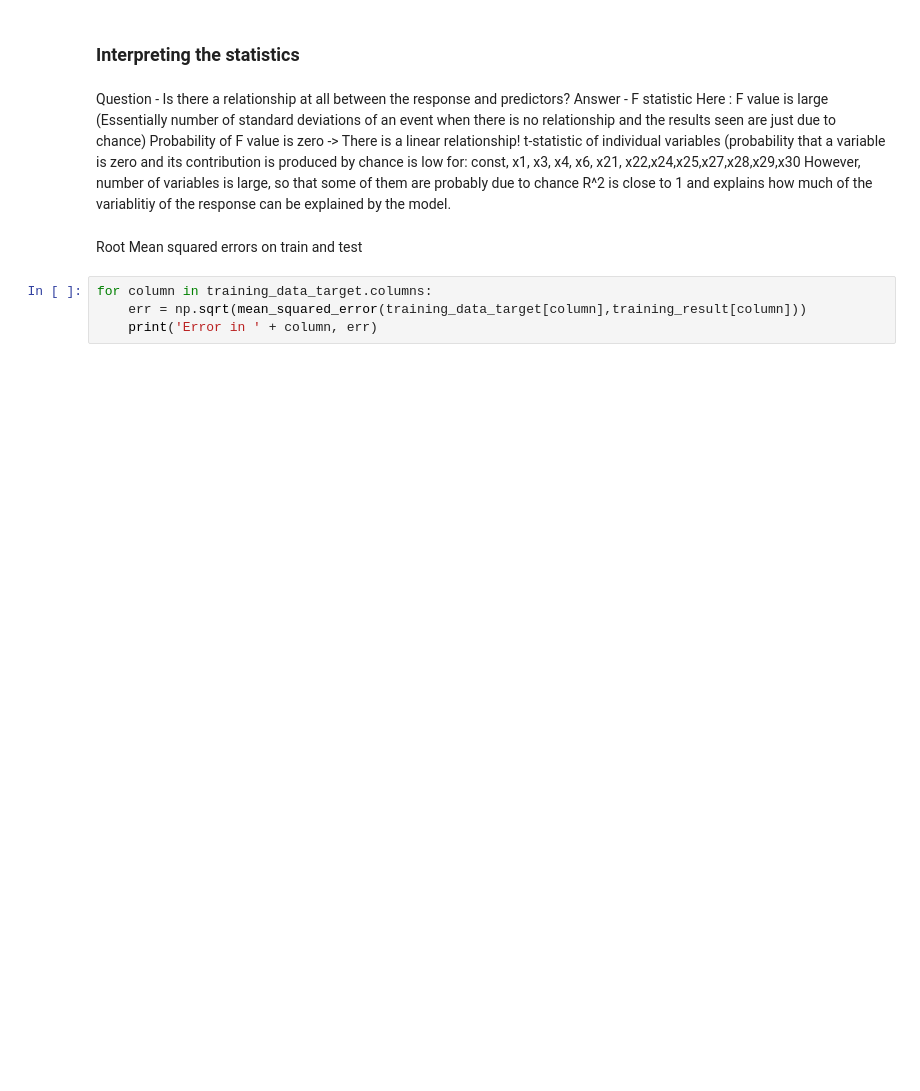
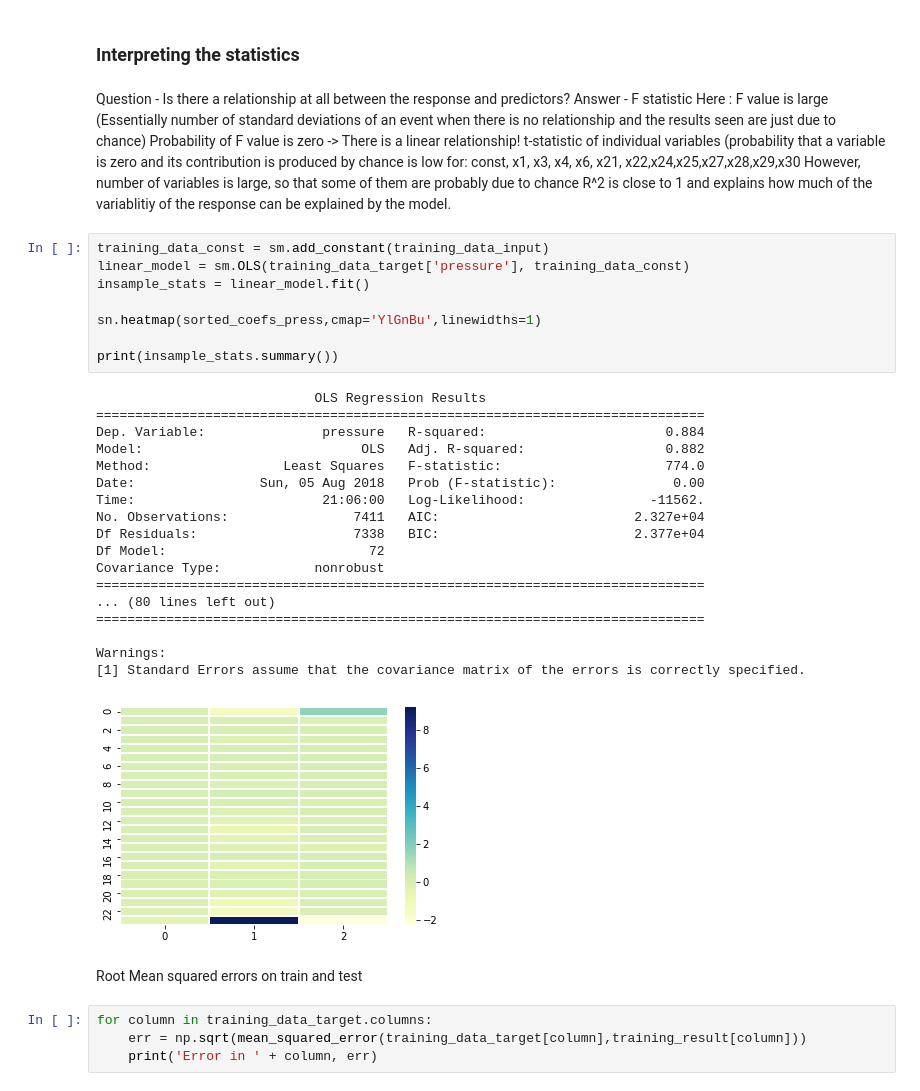
Before and after one commit to falklindner/weather, a Jupyter notebook: Predictor.ipynb, the cells around one changed output. Drawn from its saved outputs; the diff is of its cells as text; blank space fills up the shorter version.

```diff
--- a/Predictor.ipynb
+++ b/Predictor.ipynb
@@ -204,6 +229,33 @@ Here : F value is large (Essentially number of standard deviations of an event w
        However, number of variables is large, so that some of them are probably due to chance
        R^2 is close to 1 and explains how much of the variablitiy of the response can
        be explained by the model.
+# %%
+training_data_const = sm.add_constant(training_data_input)
+linear_model = sm.OLS(training_data_target['pressure'], training_data_const)
+insample_stats = linear_model.fit()
+
+sn.heatmap(sorted_coefs_press,cmap='YlGnBu',linewidths=1)
+
+print(insample_stats.summary())
+# %% [output]
+                            OLS Regression Results
+==============================================================================
+Dep. Variable:               pressure   R-squared:                       0.884
+Model:                            OLS   Adj. R-squared:                  0.882
+Method:                 Least Squares   F-statistic:                     774.0
+Date:                Sun, 05 Aug 2018   Prob (F-statistic):               0.00
+Time:                        21:06:00   Log-Likelihood:                -11562.
+No. Observations:                7411   AIC:                         2.327e+04
+Df Residuals:                    7338   BIC:                         2.377e+04
+Df Model:                          72
+Covariance Type:            nonrobust
+==============================================================================
+... (80 lines left out)
+==============================================================================
+
+Warnings:
+[1] Standard Errors assume that the covariance matrix of the errors is correctly specified.
+[figure, added]
 # %% [markdown]
 Root Mean squared errors on train and test
 # %%
```
Also changed, not shown: parts of 41 cells of this notebook.
